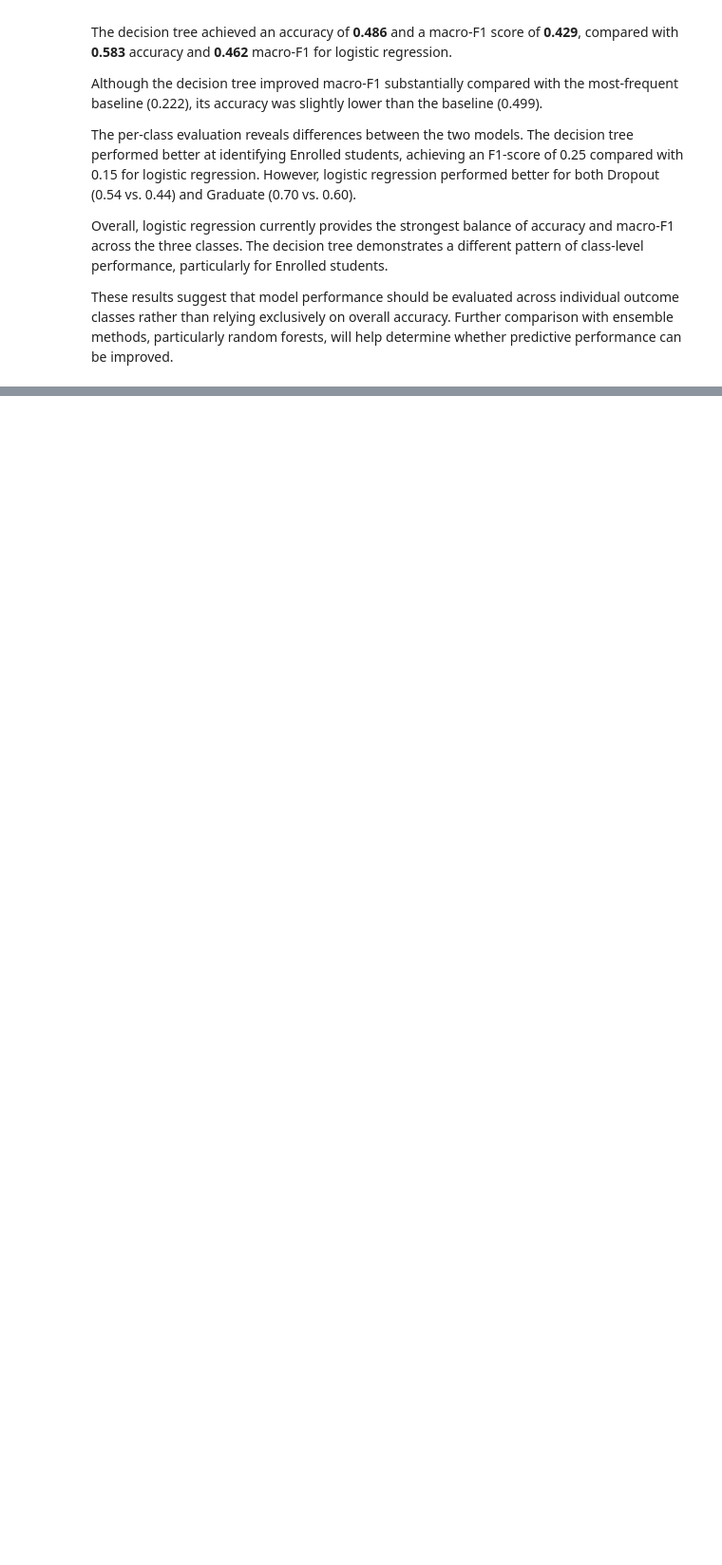
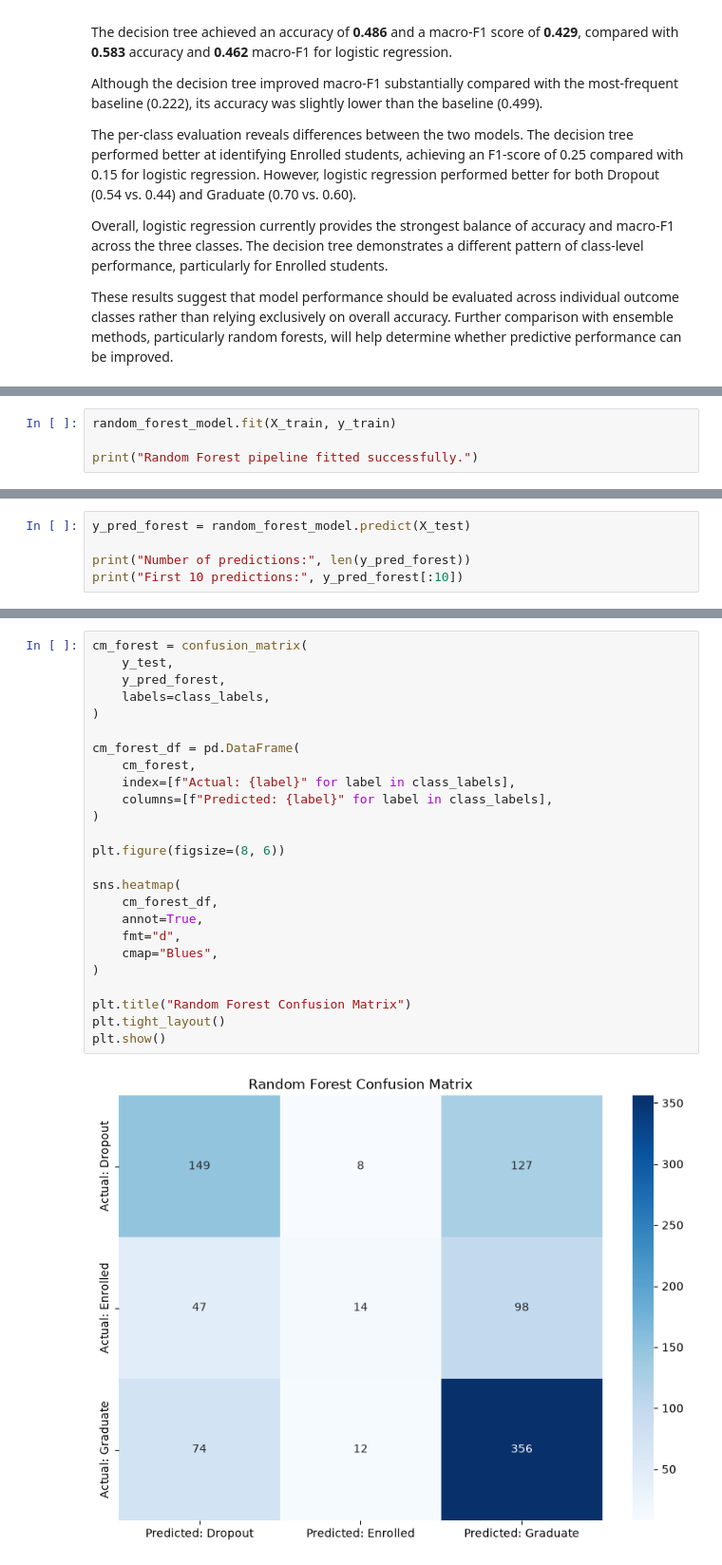
Before and after one commit to mrymsarabi/student-dropout-prediction, a Jupyter notebook: notebooks/04_modeling.ipynb, the cells around one changed output, grey strips where cells are left out. Shown at 95% size. Saved outputs shown, nothing was run; the diff lists cells and outputs as text; blank space fills up the shorter version.

Commit message:
Train and evaluate random forest model

```diff
--- a/notebooks/04_modeling.ipynb
+++ b/notebooks/04_modeling.ipynb
@@ -524,0 +548,4 @@ These results suggest that model performance should be evaluated across individu
+# %%
+random_forest_model.fit(X_train, y_train)
+
+print("Random Forest pipeline fitted successfully.")
@@ -524,0 +554,5 @@ These results suggest that model performance should be evaluated across individu
+# %%
+y_pred_forest = random_forest_model.predict(X_test)
+
+print("Number of predictions:", len(y_pred_forest))
+print("First 10 predictions:", y_pred_forest[:10])
@@ -524,0 +604,27 @@ These results suggest that model performance should be evaluated across individu
+# %%
+cm_forest = confusion_matrix(
+    y_test,
+    y_pred_forest,
+    labels=class_labels,
+)
+
+cm_forest_df = pd.DataFrame(
+    cm_forest,
+    index=[f"Actual: {label}" for label in class_labels],
+    columns=[f"Predicted: {label}" for label in class_labels],
+)
+
+plt.figure(figsize=(8, 6))
+
+sns.heatmap(
+    cm_forest_df,
+    annot=True,
+    fmt="d",
+    cmap="Blues",
+)
+
+plt.title("Random Forest Confusion Matrix")
+plt.tight_layout()
+plt.show()
+# %% [output]
+[figure, added]
```
Also changed, not shown: parts of 9 cells of this notebook.
